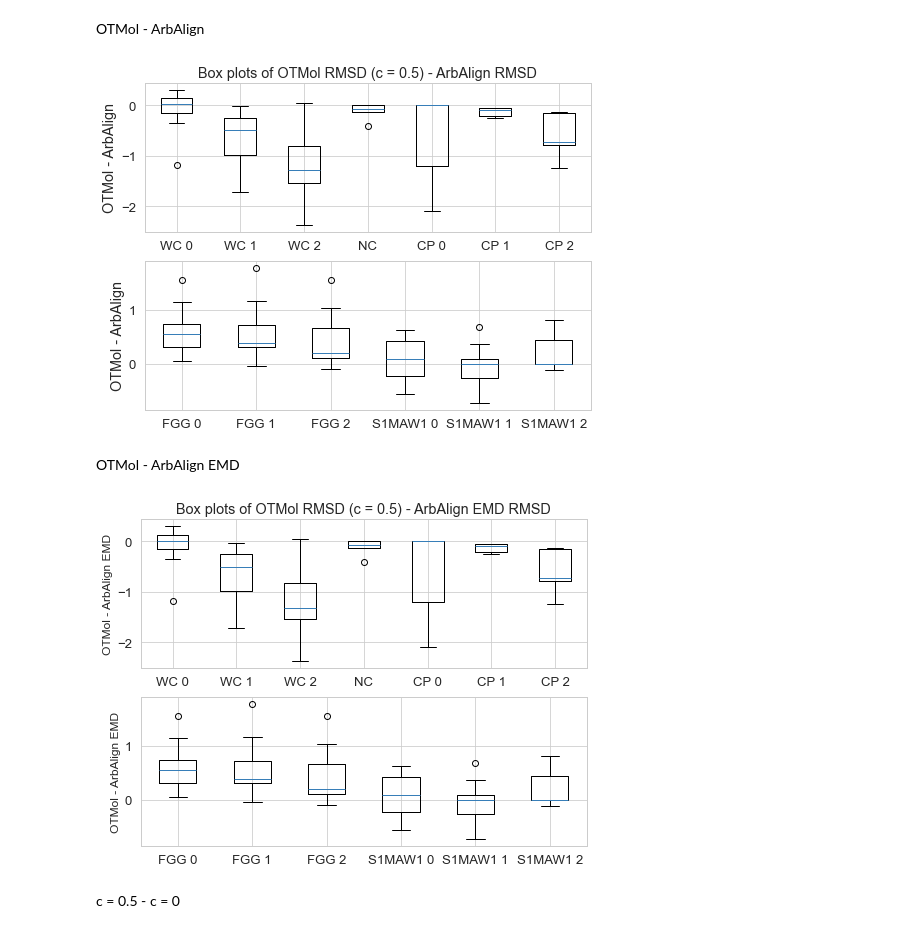
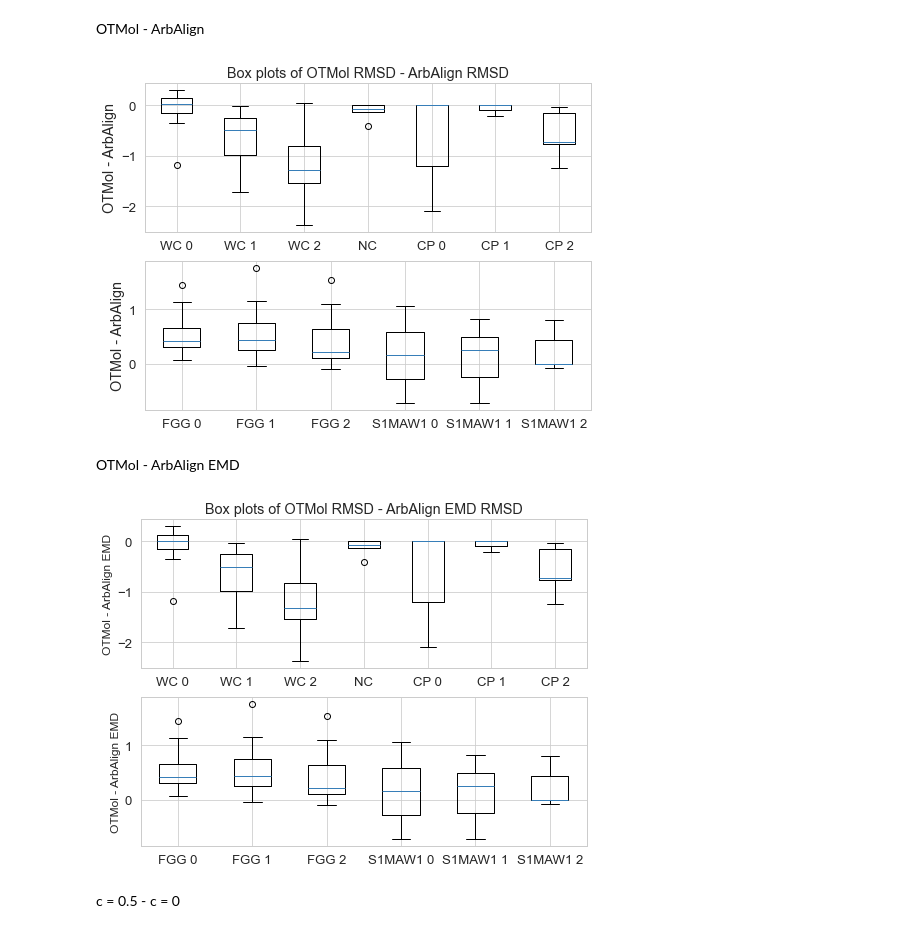
Before and after one commit to weixiaoqimath/otmol, a Jupyter notebook: experiment/plot.ipynb, the cells around one changed output. Cells and saved outputs as stored; diff of their text form; code cells hidden in the pictures.

```diff
--- a/experiment/plot.ipynb
+++ b/experiment/plot.ipynb
@@ -30,15 +30,15 @@ wc0_otmol = pd.read_csv('./otmol_output/wc_ArbAlignDataWC_center_results.csv')['
 wc1_otmol = pd.read_csv('./otmol_output/wc_1st2nd_center_results.csv')['RMSD(OTMol)']
 wc2_otmol = pd.read_csv('./otmol_output/wc_largest_rmsd_center_results.csv')['RMSD(OTMol)']
 ng_otmol = pd.read_csv('./otmol_output/ng_emd_results.csv')['RMSD(OTMol)']
-cp0_otmol = pd.read_csv('./otmol_output/cp_most_similar_fGW_cstD=0.5_results.csv')['RMSD(OTMol)']
-cp1_otmol = pd.read_csv('./otmol_output/cp_most_different_fGW_cstD=0.5_results.csv')['RMSD(OTMol)']
-cp2_otmol = pd.read_csv('./otmol_output/cp_largest_arbalign_fGW_cstD=0.5_results.csv')['RMSD(OTMol)']
+cp0_otmol = pd.read_csv('./otmol_output/cp_most_similar_fGW_cstD=1.0_results.csv')['RMSD(OTMol)']
+cp1_otmol = pd.read_csv('./otmol_output/cp_most_different_fGW_cstD=1.0_results.csv')['RMSD(OTMol)']
+cp2_otmol = pd.read_csv('./otmol_output/cp_largest_arbalign_fGW_cstD=1.0_results.csv')['RMSD(OTMol)']
 FGG_otmol_name = pd.read_csv('./otmol_output/FGG_element_name_fGW_cstD=0.5_results.csv')['RMSD(OTMol+element name)']
 FGG_otmol_type = pd.read_csv('./otmol_output/FGG_atom_type_fGW_cstD=0.5_results.csv')['RMSD(OTMol+atom type)']
 FGG_otmol_conn = pd.read_csv('./otmol_output/FGG_atom_connectivity_fGW_cstD=0.5_results.csv')['RMSD(OTMol+atom connectivity)']
-S1MAW1_otmol_name = pd.read_csv('./otmol_output/S1MAW1_element_name_fGW_cstD=0.5_results.csv')['RMSD(OTMol+element name)']
-S1MAW1_otmol_type = pd.read_csv('./otmol_output/S1MAW1_atom_type_fGW_cstD=0.5_results.csv')['RMSD(OTMol+atom type)']
-S1MAW1_otmol_conn = pd.read_csv('./otmol_output/S1MAW1_atom_connectivity_fGW_cstD=0.5_results.csv')['RMSD(OTMol+atom connectivity)']
+S1MAW1_otmol_name = pd.read_csv('./otmol_output/S1MAW1_element_name_fGW_cstD=1.0_results.csv')['RMSD(OTMol+element name)']
+S1MAW1_otmol_type = pd.read_csv('./otmol_output/S1MAW1_atom_type_fGW_cstD=1.0_results.csv')['RMSD(OTMol+atom type)']
+S1MAW1_otmol_conn = pd.read_csv('./otmol_output/S1MAW1_atom_connectivity_fGW_cstD=1.0_results.csv')['RMSD(OTMol+atom connectivity)']
 
 wc0_diff = wc0_otmol - wc0_arbalign
 wc1_diff = wc1_otmol - wc1_arbalign
@@ -63,35 +63,35 @@ labels = [
     'NC', 'CP 0', 'CP 1', 'CP 2',
     'FGG 0', 'FGG 1', 'FGG 2',
     'S1MAW1 0', 'S1MAW1 1', 'S1MAW1 2'
 ]
 sns.set_style("whitegrid")
 sns.set_context("paper", font_scale=1.5)
 sns.set_palette("Set1")
 fig, axs = plt.subplots(nrows=2, ncols=1, figsize=(8, 6))
 plt.rcParams.update({'font.size': 12})  # Adjust the number to your desired size
 axs[0].boxplot(all_data[:-6])
-axs[0].set_title('Box plots of OTMol RMSD (c = 0.5) - ArbAlign RMSD')
+axs[0].set_title('Box plots of OTMol RMSD - ArbAlign RMSD')
 axs[0].set_xticks(
     [y + 1 for y in range(len(all_data[:-6]))],
     labels=labels[:-6]
 )
 #axs[0].set_xlabel('Different datasets')
 axs[0].set_ylabel('OTMol - ArbAlign')
 axs[0].yaxis.grid(True)
 
 axs[1].boxplot(all_data[-6:])
 #axs[1].set_title('')
 axs[1].set_xticks(
     [y + 1 for y in range(len(all_data[-6:]))],
     labels=labels[-6:]
 )
 #axs[0].set_xlabel('Different datasets')
 axs[1].set_ylabel('OTMol - ArbAlign')
 axs[1].yaxis.grid(True)
 plt.savefig('../images/boxplot_arbalign.png', dpi=300, bbox_inches='tight')
 plt.show()
 # %% [output]
-[figure, old version]
+[figure, new version]
 # %% [markdown]
 OTMol - ArbAlign EMD
 # %%
@@ -113,15 +113,15 @@ wc0_otmol = pd.read_csv('./otmol_output/wc_ArbAlignDataWC_emd_results.csv')['RMS
 wc1_otmol = pd.read_csv('./otmol_output/wc_1st2nd_emd_results.csv')['RMSD(OTMol)']
 wc2_otmol = pd.read_csv('./otmol_output/wc_largest_rmsd_emd_results.csv')['RMSD(OTMol)']
 ng_otmol = pd.read_csv('./otmol_output/ng_emd_results.csv')['RMSD(OTMol)']
-cp0_otmol = pd.read_csv('./otmol_output/cp_most_similar_fGW_cstD=0.5_results.csv')['RMSD(OTMol)']
-cp1_otmol = pd.read_csv('./otmol_output/cp_most_different_fGW_cstD=0.5_results.csv')['RMSD(OTMol)']
-cp2_otmol = pd.read_csv('./otmol_output/cp_largest_arbalign_fGW_cstD=0.5_results.csv')['RMSD(OTMol)']
+cp0_otmol = pd.read_csv('./otmol_output/cp_most_similar_fGW_cstD=1.0_results.csv')['RMSD(OTMol)']
+cp1_otmol = pd.read_csv('./otmol_output/cp_most_different_fGW_cstD=1.0_results.csv')['RMSD(OTMol)']
+cp2_otmol = pd.read_csv('./otmol_output/cp_largest_arbalign_fGW_cstD=1.0_results.csv')['RMSD(OTMol)']
 FGG_otmol_name = pd.read_csv('./otmol_output/FGG_element_name_fGW_cstD=0.5_results.csv')['RMSD(OTMol+element name)']
 FGG_otmol_type = pd.read_csv('./otmol_output/FGG_atom_type_fGW_cstD=0.5_results.csv')['RMSD(OTMol+atom type)']
 FGG_otmol_conn = pd.read_csv('./otmol_output/FGG_atom_connectivity_fGW_cstD=0.5_results.csv')['RMSD(OTMol+atom connectivity)']
-S1MAW1_otmol_name = pd.read_csv('./otmol_output/S1MAW1_element_name_fGW_cstD=0.5_results.csv')['RMSD(OTMol+element name)']
-S1MAW1_otmol_type = pd.read_csv('./otmol_output/S1MAW1_atom_type_fGW_cstD=0.5_results.csv')['RMSD(OTMol+atom type)']
-S1MAW1_otmol_conn = pd.read_csv('./otmol_output/S1MAW1_atom_connectivity_fGW_cstD=0.5_results.csv')['RMSD(OTMol+atom connectivity)']
+S1MAW1_otmol_name = pd.read_csv('./otmol_output/S1MAW1_element_name_fGW_cstD=1.0_results.csv')['RMSD(OTMol+element name)']
+S1MAW1_otmol_type = pd.read_csv('./otmol_output/S1MAW1_atom_type_fGW_cstD=1.0_results.csv')['RMSD(OTMol+atom type)']
+S1MAW1_otmol_conn = pd.read_csv('./otmol_output/S1MAW1_atom_connectivity_fGW_cstD=1.0_results.csv')['RMSD(OTMol+atom connectivity)']
 
 wc0_diff = wc0_otmol - wc0_arbalign
 wc1_diff = wc1_otmol - wc1_arbalign
@@ -153,7 +153,7 @@ sns.set_palette("Set1")
 fig, axs = plt.subplots(nrows=2, ncols=1, figsize=(8, 6))
 plt.rcParams.update({'font.size': 12})  # Adjust the number to your desired size
 axs[0].boxplot(all_data[:-6])
-axs[0].set_title('Box plots of OTMol RMSD (c = 0.5) - ArbAlign EMD RMSD')
+axs[0].set_title('Box plots of OTMol RMSD - ArbAlign EMD RMSD')
 axs[0].set_xticks(
     [y + 1 for y in range(len(all_data[:-6]))],
     labels=labels[:-6]
@@ -173,7 +173,7 @@ axs[1].yaxis.grid(True)
 plt.savefig('../images/boxplot_arbalign_emd.png', dpi=300, bbox_inches='tight')
 plt.show()
 # %% [output]
-[figure, old version]
+[figure, new version]
 # %% [markdown]
 c = 0.5 - c = 0
 # %%
```
Also changed, not shown: 28 other files.
